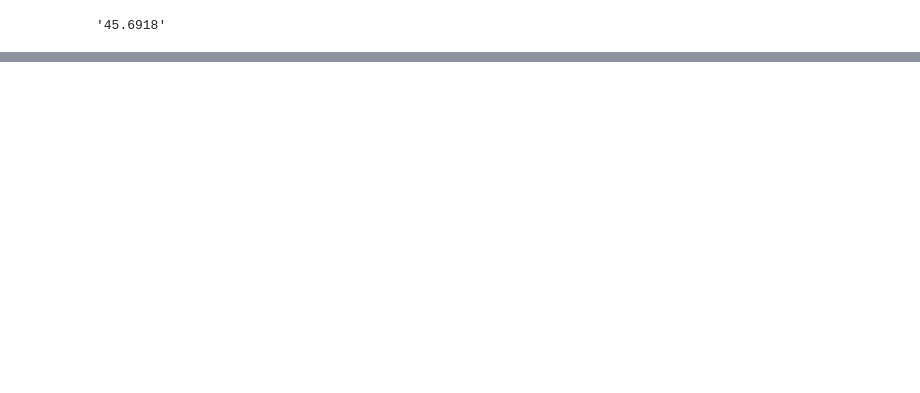
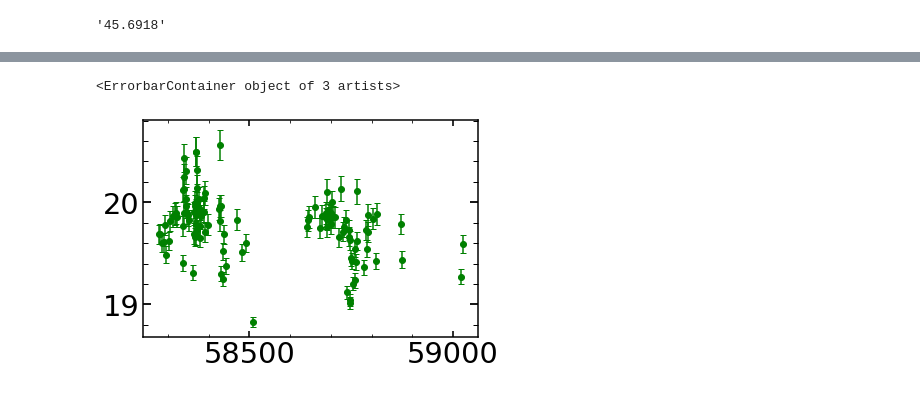
Before and after one commit to nevencaplar/Variability, a Jupyter notebook: Smaller Projects/Low_mass_Jenny.ipynb, the cells around one changed output, grey strips where cells are left out. Saved outputs shown, nothing was run; the diff lists cells and outputs as text; code cells hidden in the pictures; blank space fills up the shorter version.

```diff
--- a/Smaller Projects/Low_mass_Jenny.ipynb
+++ b/Smaller Projects/Low_mass_Jenny.ipynb
@@ -367,0 +614,6 @@ str(df.iloc[index_50[0]]['DEC'])[:7]
+# %%
+df_lightcurve_g=pd.read_pickle("/Users/nevencaplar/Documents/Variability/Low_mass_Jenny/LightCurves_data/"+str(1)+"_g.pkl")
+plt.errorbar(df_lightcurve_g['mjd'].values,df_lightcurve_g['mag'].values,yerr=df_lightcurve_g['magerr'].values,ls='',marker='o',capsize=3,color='green')
+# %% [output]
+<ErrorbarContainer object of 3 artists>
+[figure, added]
```
Also changed, not shown: parts of 24 cells of this notebook.
